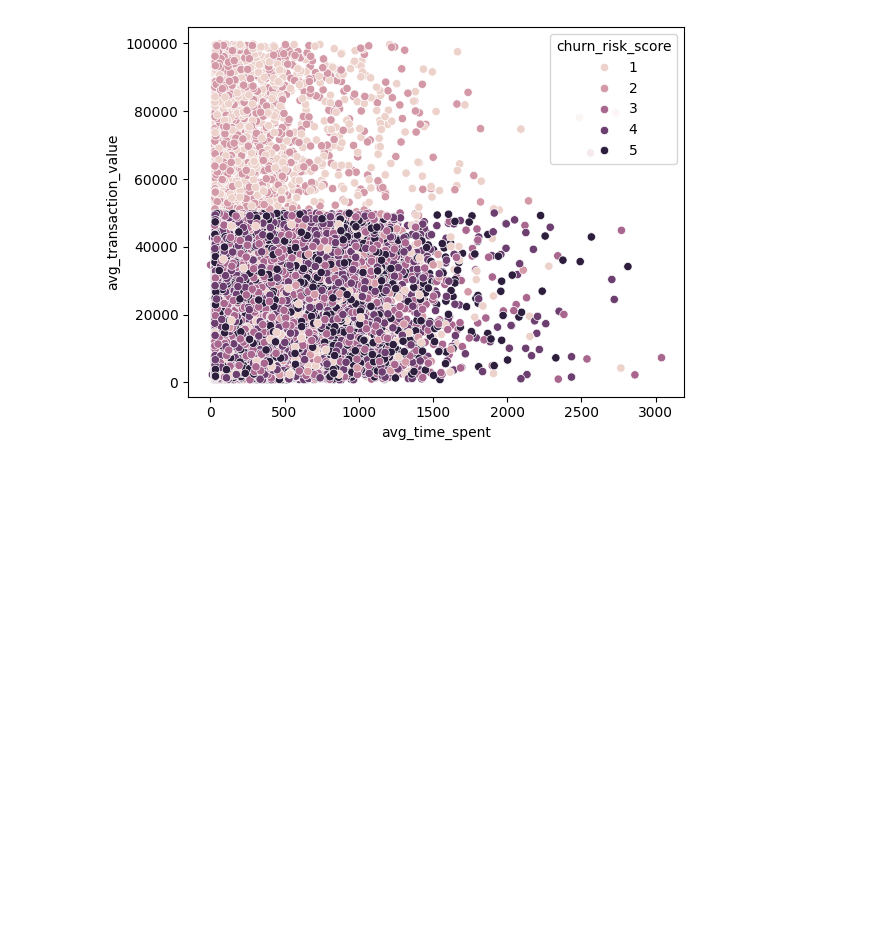
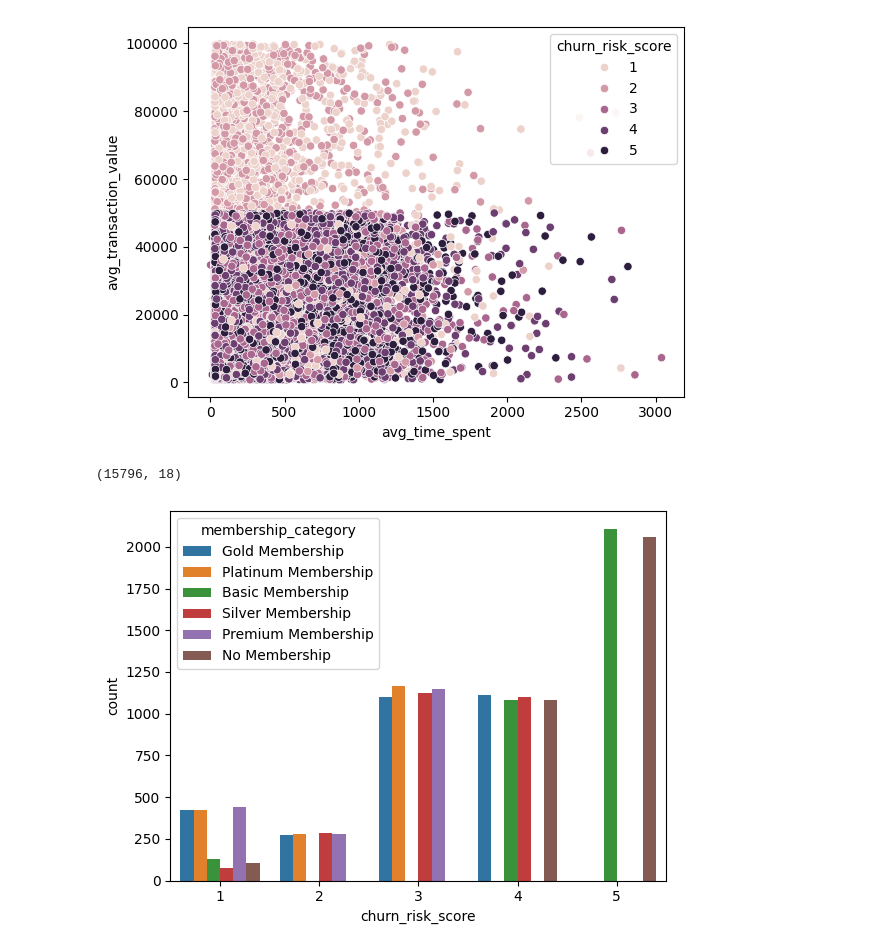
Before and after one commit to SSarkar-1/Customer-Churn-Prediction, a Jupyter notebook: Churn_Predictor.ipynb, the cells around one changed output. Cells and saved outputs as stored; diff of their text form; code cells hidden in the pictures; blank space fills up the shorter version.

```diff
--- a/Churn_Predictor.ipynb
+++ b/Churn_Predictor.ipynb
@@ -81,7 +82,7 @@ train.describe()
 ## Assumptions
 ### By business knowledge we can say the columns Customer_id,Name,security_no,referral_id,joining_date do not have any impact on churn
 # %%
-train.drop(["customer_id","Name","security_no","referral_id","joining_date","last_visit_time"],axis="columns",inplace=True)
+train.drop(["customer_id","Name","security_no","referral_id","joining_date","last_visit_time",'internet_option'],axis="columns",inplace=True)
 # %%
 train.info()
 # %% [output]
@@ -240,6 +241,7 @@ Name: count, dtype: int64
 # %%
 
 train3["region_category"].fillna(train3["region_category"].mode()[0],inplace=True)
+train3["preferred_offer_types"].fillna(train3["preferred_offer_types"].mode()[0],inplace=True)
 # %% [output]
 The behavior will change in pandas 3.0. This inplace method will never work because the intermediate object on which we are setting values always behaves as a copy.
 
@@ -365,3 +370,22 @@ plt.ylabel('avg_transaction_value')
 plt.show()
 # %% [output]
 [figure]
+# %%
+numeric_cols = train3.select_dtypes(include=np.number).columns
+
+for col in numeric_cols:
+    Q1 = train3[col].quantile(0.20)
+    Q3 = train3[col].quantile(0.80)
+    IQR = Q3 - Q1
+    lower = Q1 - 1.5 * IQR
+    upper = Q3 + 1.5 * IQR
+    train3 = train3[(train3[col] >= lower) & (train3[col] <= upper)]
+# %%
+train3.shape
+# %% [output]
+(15796, 18)
+# %%
+sns.countplot(x="churn_risk_score",hue='membership_category',data=train3)
+plt.show()
+# %% [output]
+[figure, added]
```
Also changed, not shown: parts of 17 cells of this notebook.
